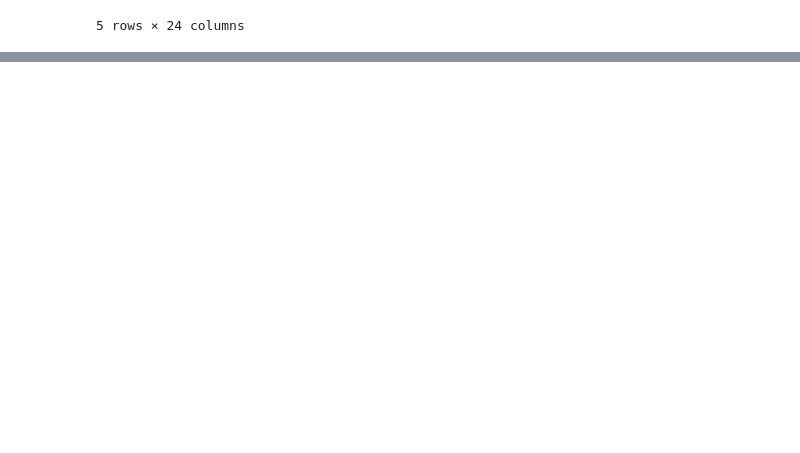
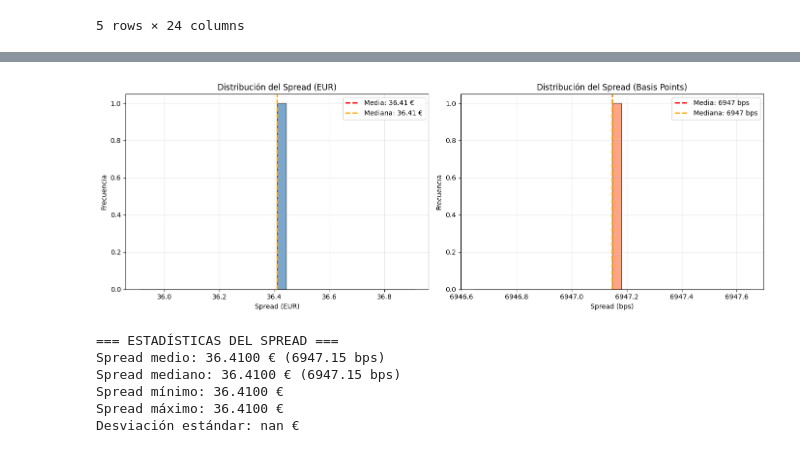
Before and after one commit to rodovilllapa210/PracticaRV, a Jupyter notebook: PracticaRV.ipynb, the cells around one changed output, grey strips where cells are left out. Cells and saved outputs as stored; diff of their text form; code cells hidden in the pictures; blank space fills up the shorter version.

```diff
--- a/PracticaRV.ipynb
+++ b/PracticaRV.ipynb
@@ -516,0 +753,43 @@ plt.show()
+# %%
+# ---- Histogramas del spread: EUR y basis points ----
+fig, axes = plt.subplots(1, 2, figsize=(14, 5))
+
+# Histograma 1: Spread en EUR
+axes[0].hist(opp_kept["spread_eur"], bins=30, edgecolor="black", alpha=0.7, color="steelblue")
+axes[0].axvline(opp_kept["spread_eur"].mean(), color="red", linestyle="--", linewidth=2, label=f"Media: {opp_kept['spread_eur'].mean():.2f} €")
+axes[0].axvline(opp_kept["spread_eur"].median(), color="orange", linestyle="--", linewidth=2, label=f"Mediana: {opp_kept['spread_eur'].median():.2f} €")
+axes[0].set_title("Distribución del Spread (EUR)")
+axes[0].set_xlabel("Spread (EUR)")
+axes[0].set_ylabel("Frecuencia")
+axes[0].legend()
+axes[0].grid(True, alpha=0.3)
+
+# Histograma 2: Spread en basis points
+spread_bps = (opp_kept["spread_eur"] / (opp_kept["spread_eur"] + opp_kept["ask_qty"])) * 1e4
+axes[1].hist(spread_bps, bins=30, edgecolor="black", alpha=0.7, color="coral")
+axes[1].axvline(spread_bps.mean(), color="red", linestyle="--", linewidth=2, label=f"Media: {spread_bps.mean():.0f} bps")
+axes[1].axvline(spread_bps.median(), color="orange", linestyle="--", linewidth=2, label=f"Mediana: {spread_bps.median():.0f} bps")
+axes[1].set_title("Distribución del Spread (Basis Points)")
+axes[1].set_xlabel("Spread (bps)")
+axes[1].set_ylabel("Frecuencia")
+axes[1].legend()
+axes[1].grid(True, alpha=0.3)
+
+plt.tight_layout()
+plt.show()
+
+# Estadísticas descriptivas del spread
+print("\n=== ESTADÍSTICAS DEL SPREAD ===")
+print(f"Spread medio: {opp_kept['spread_eur'].mean():.4f} € ({spread_bps.mean():.2f} bps)")
+print(f"Spread mediano: {opp_kept['spread_eur'].median():.4f} € ({spread_bps.median():.2f} bps)")
+print(f"Spread mínimo: {opp_kept['spread_eur'].min():.4f} €")
+print(f"Spread máximo: {opp_kept['spread_eur'].max():.4f} €")
+print(f"Desviación estándar: {opp_kept['spread_eur'].std():.4f} €")
+# %% [output]
+[figure, added]
+=== ESTADÍSTICAS DEL SPREAD ===
+Spread medio: 36.4100 € (6947.15 bps)
+Spread mediano: 36.4100 € (6947.15 bps)
+Spread mínimo: 36.4100 €
+Spread máximo: 36.4100 €
+Desviación estándar: nan €
```
Also changed, not shown: parts of 12 cells of this notebook, 3 other files.
